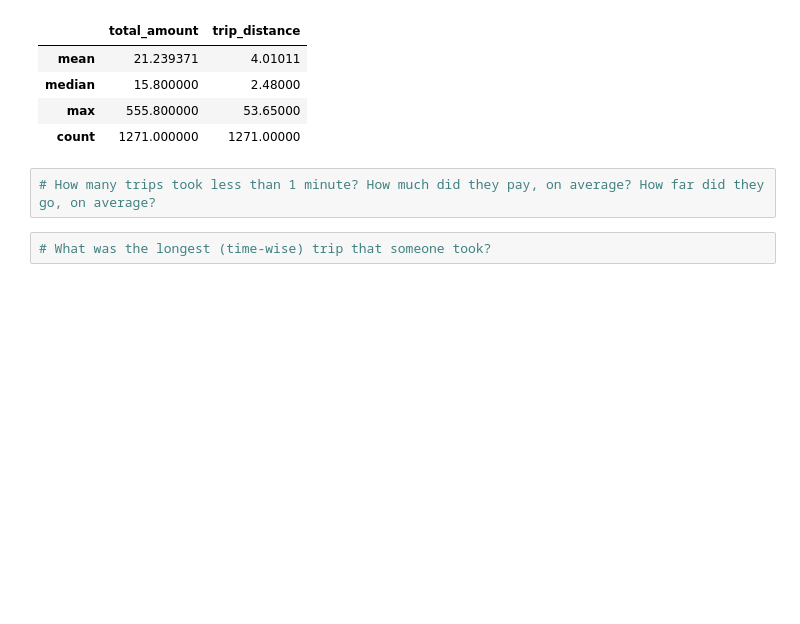
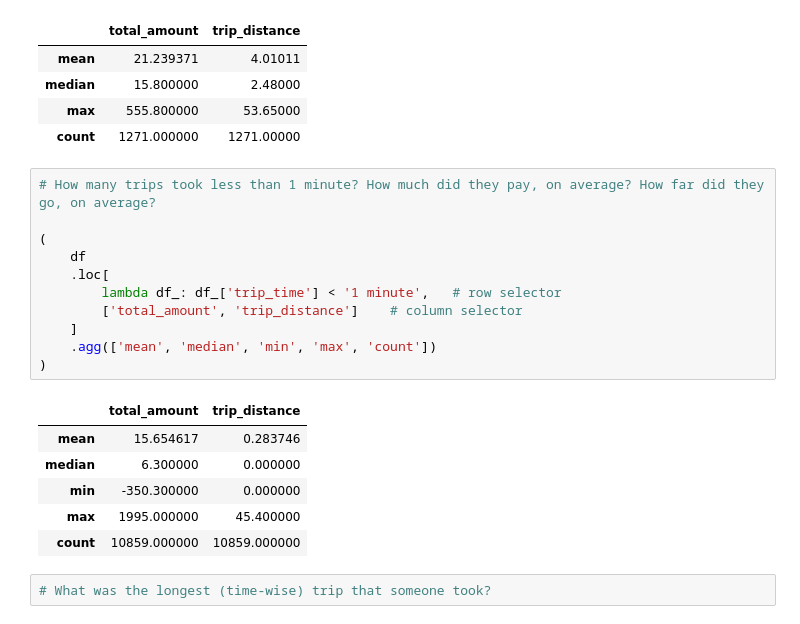
Before and after one commit to reuven/apple-2025-02February-pandas, a Jupyter notebook: 2025-03March-27.ipynb, the cells around one changed output. Drawn from its saved outputs; the diff is of its cells as text; blank space fills up the shorter version.

```diff
--- a/2025-03March-27.ipynb
+++ b/2025-03March-27.ipynb
@@ -883,5 +883,21 @@ filename = 'nyc_taxi_2020-07.zip'
 | count | 1271.000000 | 1271.00000 |
 # %%
 # How many trips took less than 1 minute? How much did they pay, on average? How far did they go, on average?
+
+(
+    df
+    .loc[
+        lambda df_: df_['trip_time'] < '1 minute',   # row selector
+        ['total_amount', 'trip_distance']    # column selector
+    ]
+    .agg(['mean', 'median', 'min', 'max', 'count'])
+)
+# %% [output]
+|  | total_amount | trip_distance |
+| mean | 15.654617 | 0.283746 |
+| median | 6.300000 | 0.000000 |
+| min | -350.300000 | 0.000000 |
+| max | 1995.000000 | 45.400000 |
+| count | 10859.000000 | 10859.000000 |
 # %%
 # What was the longest (time-wise) trip that someone took?
```
